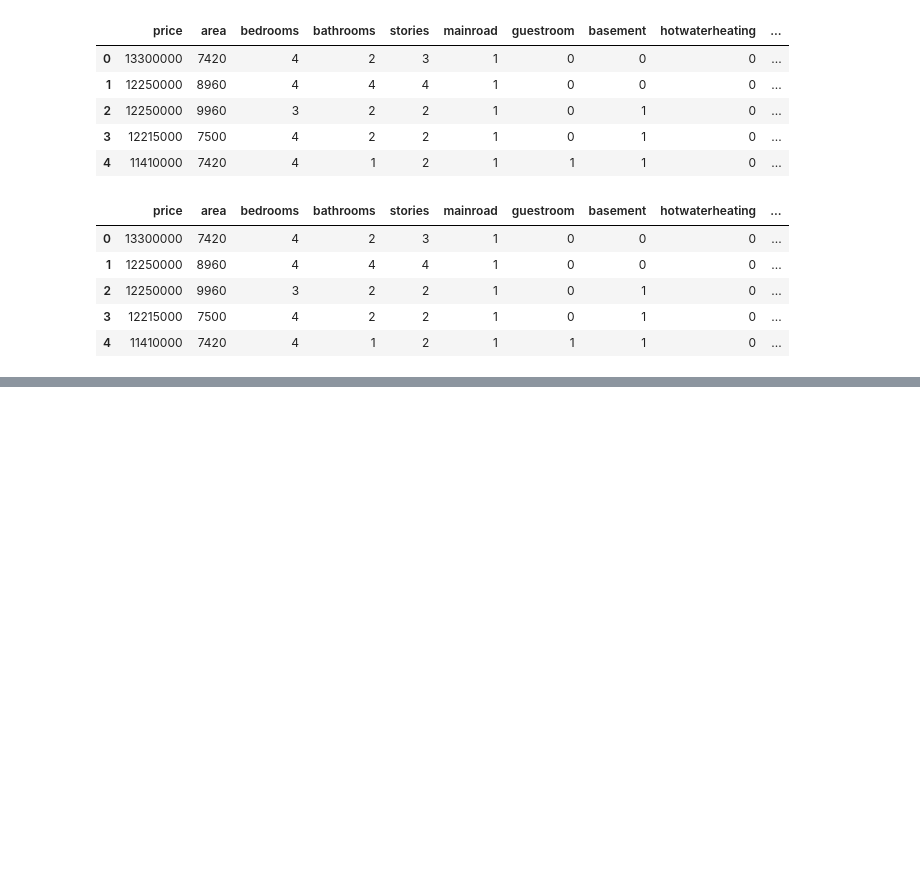
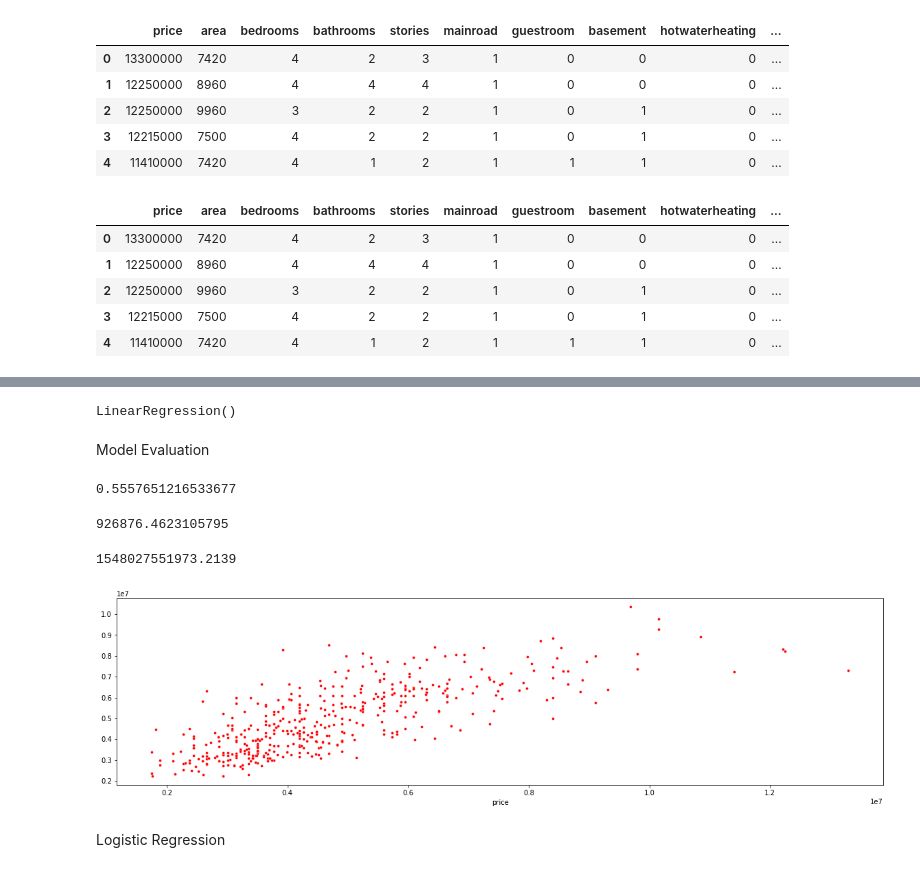
Before and after one commit to KevinAnalyst/HOUSE-PRICE-PREDICTION-WITH-MACHINE-LEARNING-AI, a Jupyter notebook: HOUSE PRICE PREDICTION WITH MACHINE LEARNING & AI.ipynb, the cells around one changed output, grey strips where cells are left out. Saved outputs shown, nothing was run; the diff lists cells and outputs as text; code cells hidden in the pictures; blank space fills up the shorter version.

```diff
--- a/HOUSE PRICE PREDICTION WITH MACHINE LEARNING & AI.ipynb
+++ b/HOUSE PRICE PREDICTION WITH MACHINE LEARNING & AI.ipynb
@@ -458,0 +465,2 @@ house_Data.head()
+# %%
+X_train,X_test,Y_train,Y_test=train_test_split(X,Y, train_size=0.2,random_state=42)
@@ -458,0 +469,30 @@ house_Data.head()
+# %%
+model=LinearRegression()
+# %%
+model.fit(X_train,Y_train)
+# %% [output]
+LinearRegression()
+# %%
+Y_predict=model.predict(X_test)
+# %% [markdown]
+Model Evaluation
+# %%
+r2_score(Y_test,Y_predict)
+# %% [output]
+0.5557651216533677
+# %%
+mean_absolute_error(Y_test,Y_predict)
+# %% [output]
+926876.4623105795
+# %%
+mean_squared_error(Y_test,Y_predict)
+# %% [output]
+1548027551973.2139
+# %%
+plt.figure(figsize=(20,5))
+sns.scatterplot(x=Y_test,y=Y_predict,color='red',s=15)
+plt.show()
+# %% [output]
+[figure, added]
+# %% [markdown]
+Logistic Regression
```
Also changed, not shown: parts of 34 cells of this notebook.
